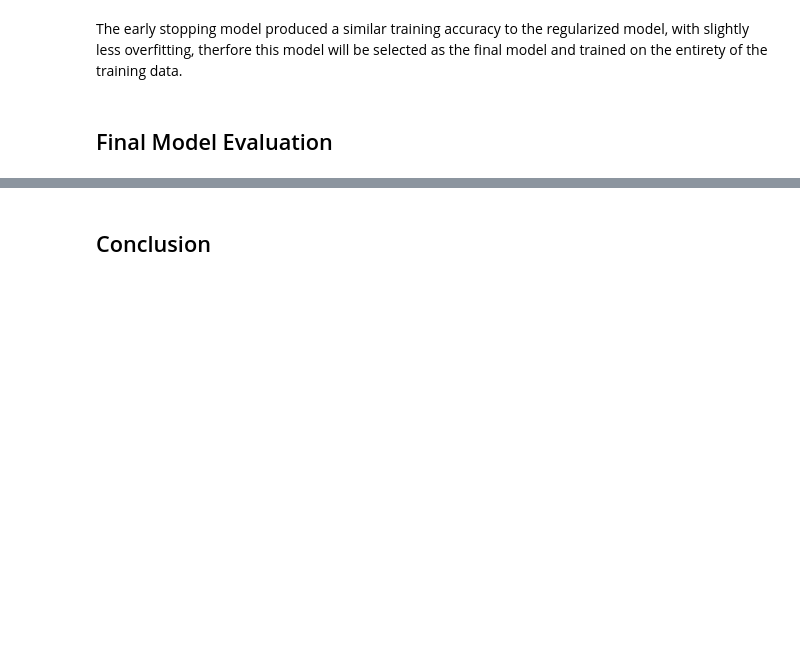
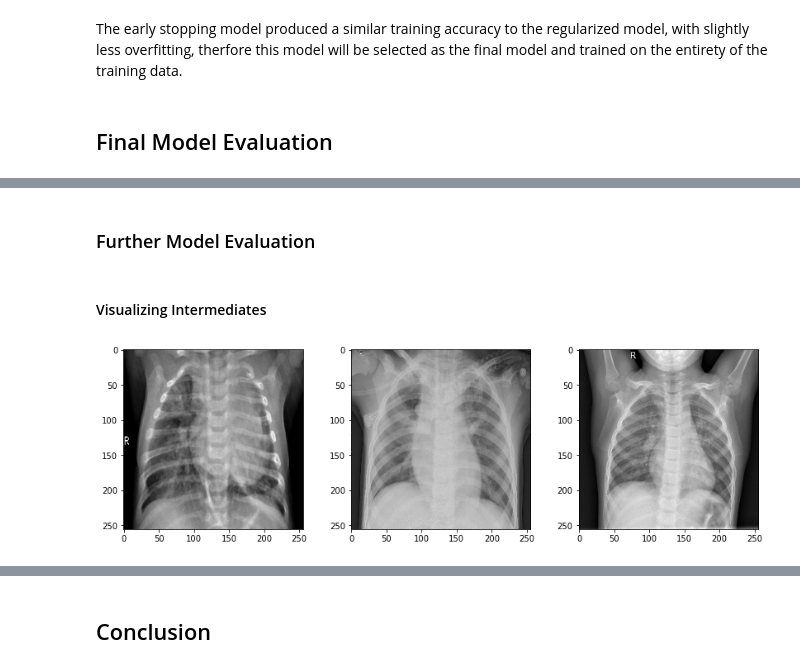
Before and after one commit to bentoler22/Flatiron_Phase_4_Project, a Jupyter notebook: Chest_Xray_Pneumonia_Classification.ipynb, the cells around one changed output, grey strips where cells are left out. Cells and saved outputs as stored; diff of their text form; code cells hidden in the pictures; blank space fills up the shorter version.

Commit message:
model evaluation and code organization

```diff
--- a/Chest_Xray_Pneumonia_Classification.ipynb
+++ b/Chest_Xray_Pneumonia_Classification.ipynb
@@ -649,18 +612,0 @@ train_images[0].shape
-# %%
-#Load image from training set
-img_path = 'chest_xray/train/PNEUMONIA/person1000_bacteria_2931.jpeg'
-
-
-img = image.load_img(img_path, target_size=(256, 256))
-img_tensor = image.img_to_array(img)
-img_tensor = np.expand_dims(img_tensor, axis=0)
-
-#Follow the Original Model Preprocessing
-img_tensor /= 255.
-
-#Check tensor shape
-print(img_tensor.shape)
-
-#Preview an image
-plt.imshow(img_tensor[0])
-plt.show()
@@ -745,0 +710,39 @@ plt.colorbar()
+# %% [markdown]
+### Further Model Evaluation
+# %% [markdown]
+#### Visualizing Intermediates
+# %%
+# define image paths
+bacteria_img_path = 'chest_xray/test/PNEUMONIA/person100_bacteria_475.jpeg'
+viral_img_path = 'chest_xray/test/PNEUMONIA/person10_virus_35.jpeg'
+normal_img_path = 'chest_xray/train/NORMAL/IM-0115-0001.jpeg'
+
+# Load images of each type
+bacteria_img = image.load_img(bacteria_img_path, target_size=(256, 256))
+viral_img = image.load_img(viral_img_path, target_size=(256, 256))
+normal_img = image.load_img(normal_img_path, target_size=(256, 256))
+
+# convert images to arrays
+bacteria_img_tensor = image.img_to_array(bacteria_img)
+viral_img_tensor = image.img_to_array(viral_img)
+normal_img_tensor = image.img_to_array(normal_img)
+
+bacteria_img_tensor = np.expand_dims(bacteria_img_tensor, axis=0)
+viral_img_tensor = np.expand_dims(viral_img_tensor, axis=0)
+normal_img_tensor = np.expand_dims(normal_img_tensor, axis=0)
+
+
+# Follow the Original Model Preprocessing
+bacteria_img_tensor /= 255.
+viral_img_tensor /= 255.
+normal_img_tensor /= 255.
+
+#Preview images
+fig, ax = plt.subplots(ncols=3, figsize=(14, 4))
+
+ax[0].imshow(bacteria_img_tensor[0])
+ax[1].imshow(viral_img_tensor[0])
+ax[2].imshow(normal_img_tensor[0])
+plt.show()
+# %% [output]
+[figure, added]
```
Also changed, not shown: parts of 112 cells of this notebook, 9 other files.
